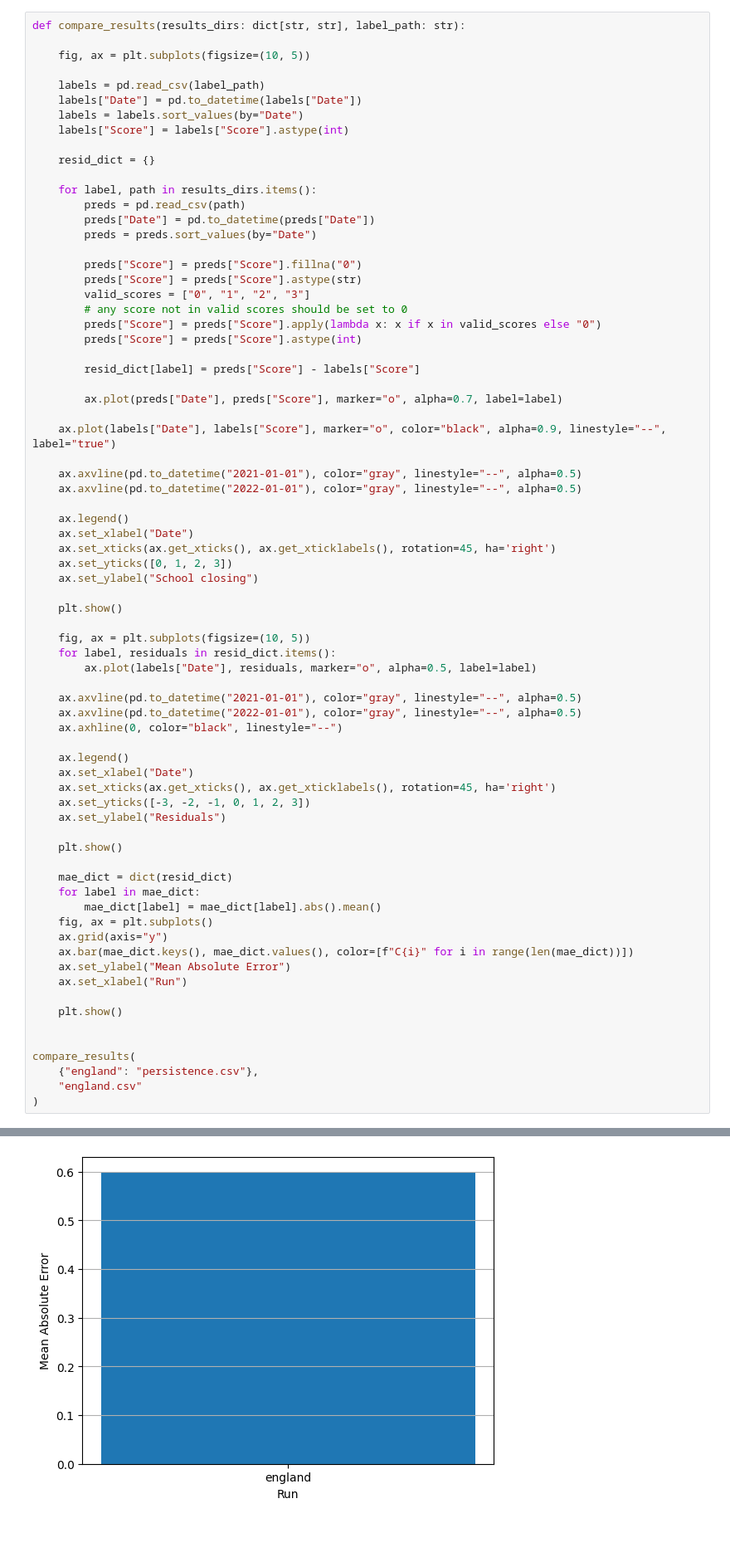
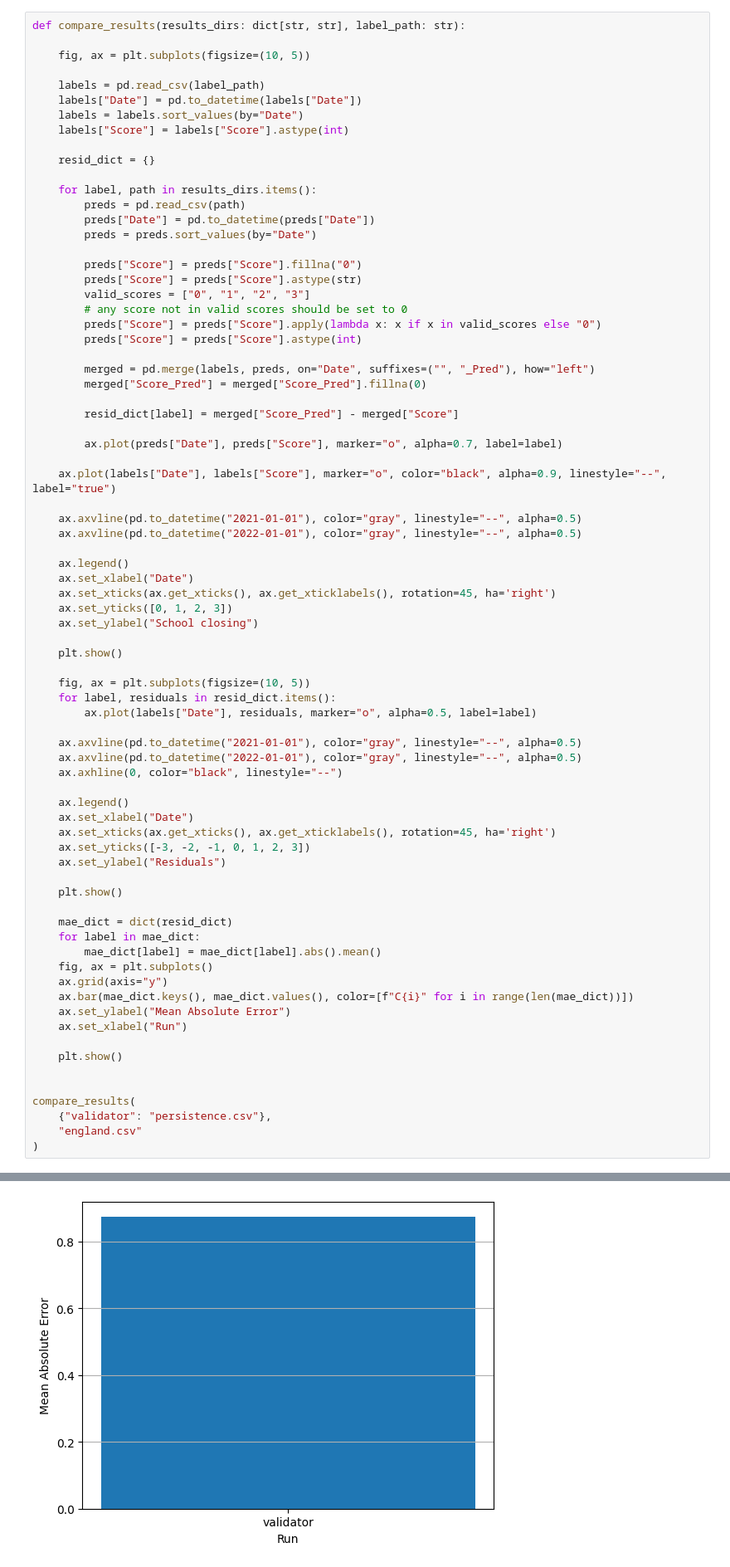
Before and after one commit to danyoungday/neuro-san-prana, a Jupyter notebook: data/edav.ipynb, the cells around one changed output, grey strips where cells are left out. Shown: that part at 83% size. Drawn from its saved outputs; the diff is of its cells as text; blank space fills up the shorter version.

```diff
--- a/data/edav.ipynb
+++ b/data/edav.ipynb
@@ -27,7 +27,10 @@ def compare_results(results_dirs: dict[str, str], label_path: str):
         preds["Score"] = preds["Score"].apply(lambda x: x if x in valid_scores else "0")
         preds["Score"] = preds["Score"].astype(int)
 
-        resid_dict[label] = preds["Score"] - labels["Score"]
+        merged = pd.merge(labels, preds, on="Date", suffixes=("", "_Pred"), how="left")
+        merged["Score_Pred"] = merged["Score_Pred"].fillna(0)
+
+        resid_dict[label] = merged["Score_Pred"] - merged["Score"]
 
         ax.plot(preds["Date"], preds["Score"], marker="o", alpha=0.7, label=label)
 
@@ -73,7 +76,7 @@ def compare_results(results_dirs: dict[str, str], label_path: str):
 
 
 compare_results(
-    {"england": "persistence.csv"},
+    {"validator": "persistence.csv"},
     "england.csv"
 )
 # %% [output]
@@ -82,4 +85,4 @@ compare_results(
-[figure, old version]
+[figure, new version]
 # %%
 def compare_repeats(all_results_paths: list[list[str]], label_path: str):
     labels = pd.read_csv(label_path)
```
Also changed, not shown: parts of 2 cells of this notebook, 4 other files.
